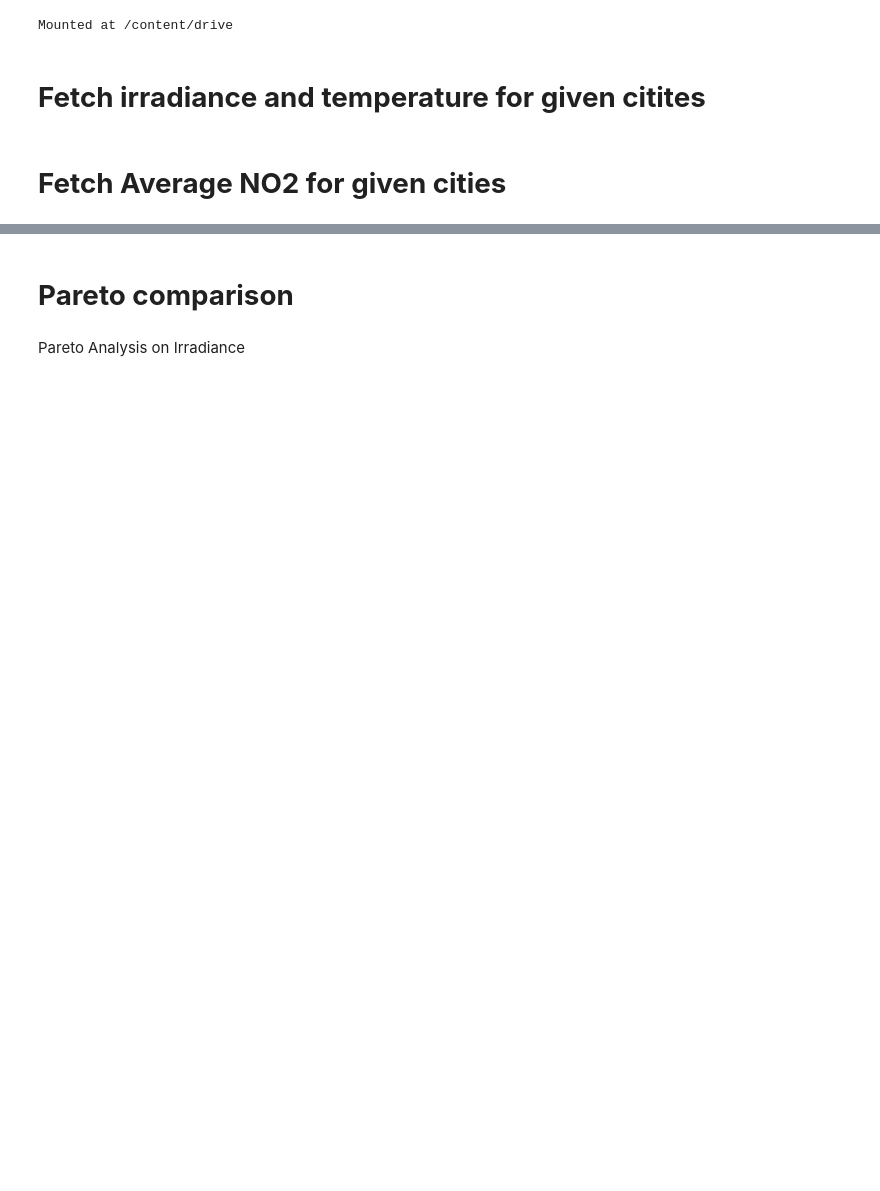
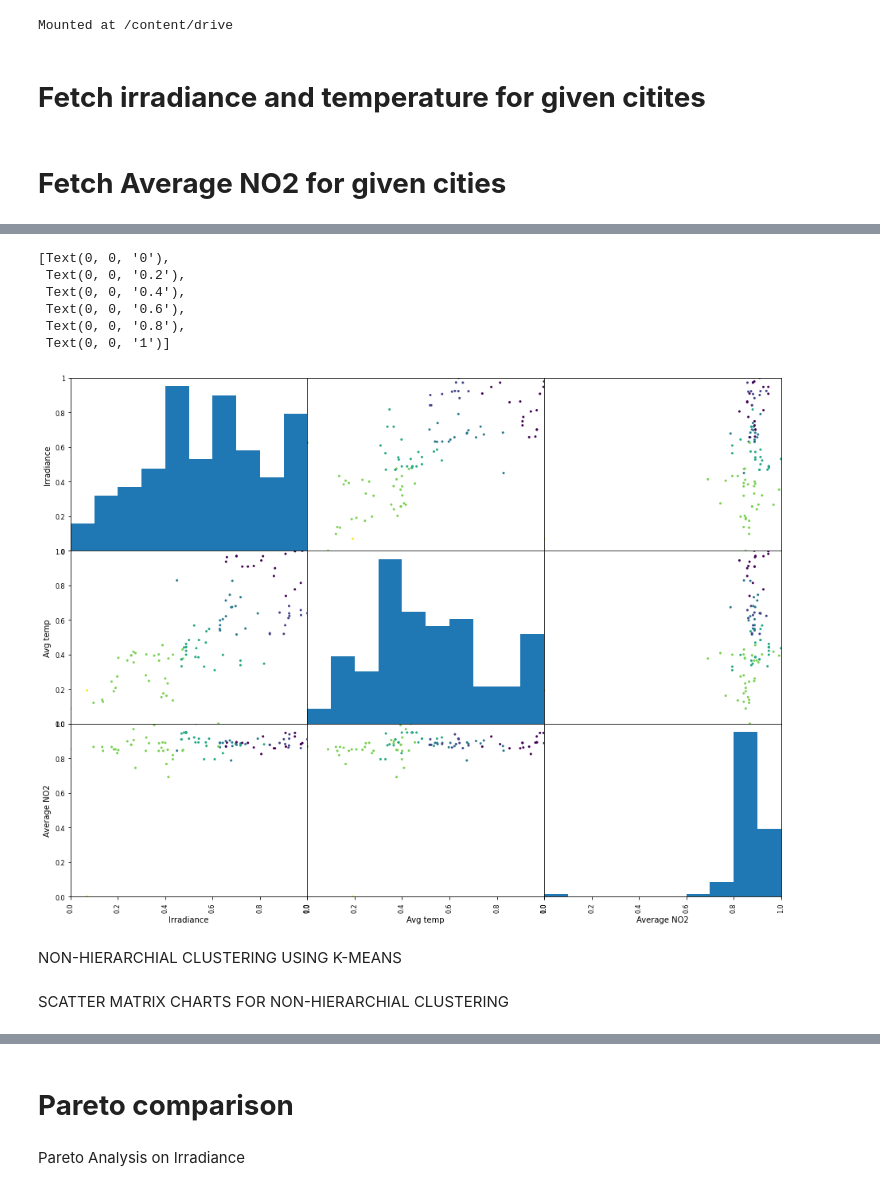
Before and after one commit to divya-thota/Data-Center-Placement-Planner, a Jupyter notebook: CS682_Project.ipynb, the cells around one changed output, grey strips where cells are left out. Cells and saved outputs as stored; diff of their text form; code cells hidden in the pictures; blank space fills up the shorter version.

```diff
--- a/CS682_Project.ipynb
+++ b/CS682_Project.ipynb
@@ -570,0 +225,3 @@ axes2[0,0].set_yticklabels([0,0.2,0.4,0.6,0.8,1])
+# %%
+# fcluster method assigns cluster index to data categorizing into 6 clusters.
+df_clustering["Cluster index"] = fcluster(Z, t=6, criterion='maxclust')
@@ -570,0 +245,17 @@ axes2[0,0].set_yticklabels([0,0.2,0.4,0.6,0.8,1])
+# %%
+# Pandas scatter matrix to show the cluster patters with 6 clusters.
+X = df_clustering[['Irradiance','Avg temp','Average NO2']];
+y = df_clustering['Cluster index'];
+# removing irregular y axis values and plotting the scatter matix
+axes=pd.plotting.scatter_matrix(X,c=y,range_padding=0,alpha=2, figsize=(16,12))
+axes[0,0].set_yticklabels([0,0.2,0.4,0.6,0.8,1])
+# %% [output]
+[Text(0, 0, '0'),
+ Text(0, 0, '0.2'),
+ Text(0, 0, '0.4'),
+ Text(0, 0, '0.6'),
+ Text(0, 0, '0.8'),
+ Text(0, 0, '1')]
+[figure, added]
+# %% [markdown]
+NON-HIERARCHIAL CLUSTERING USING K-MEANS
@@ -570,0 +268,2 @@ axes2[0,0].set_yticklabels([0,0.2,0.4,0.6,0.8,1])
+# %% [markdown]
+SCATTER MATRIX CHARTS FOR NON-HIERARCHIAL CLUSTERING
```
Also changed, not shown: parts of 80 cells of this notebook.
